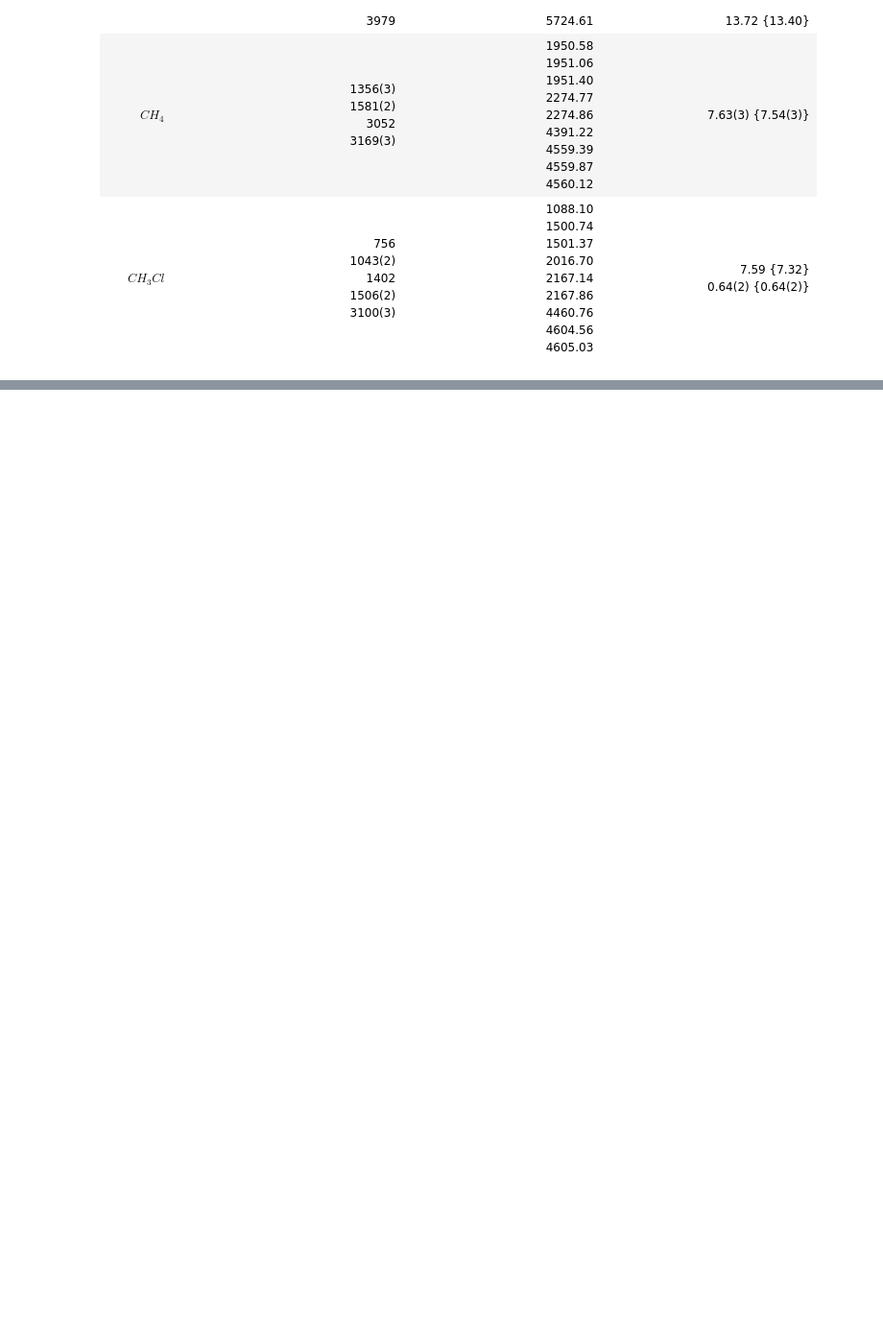
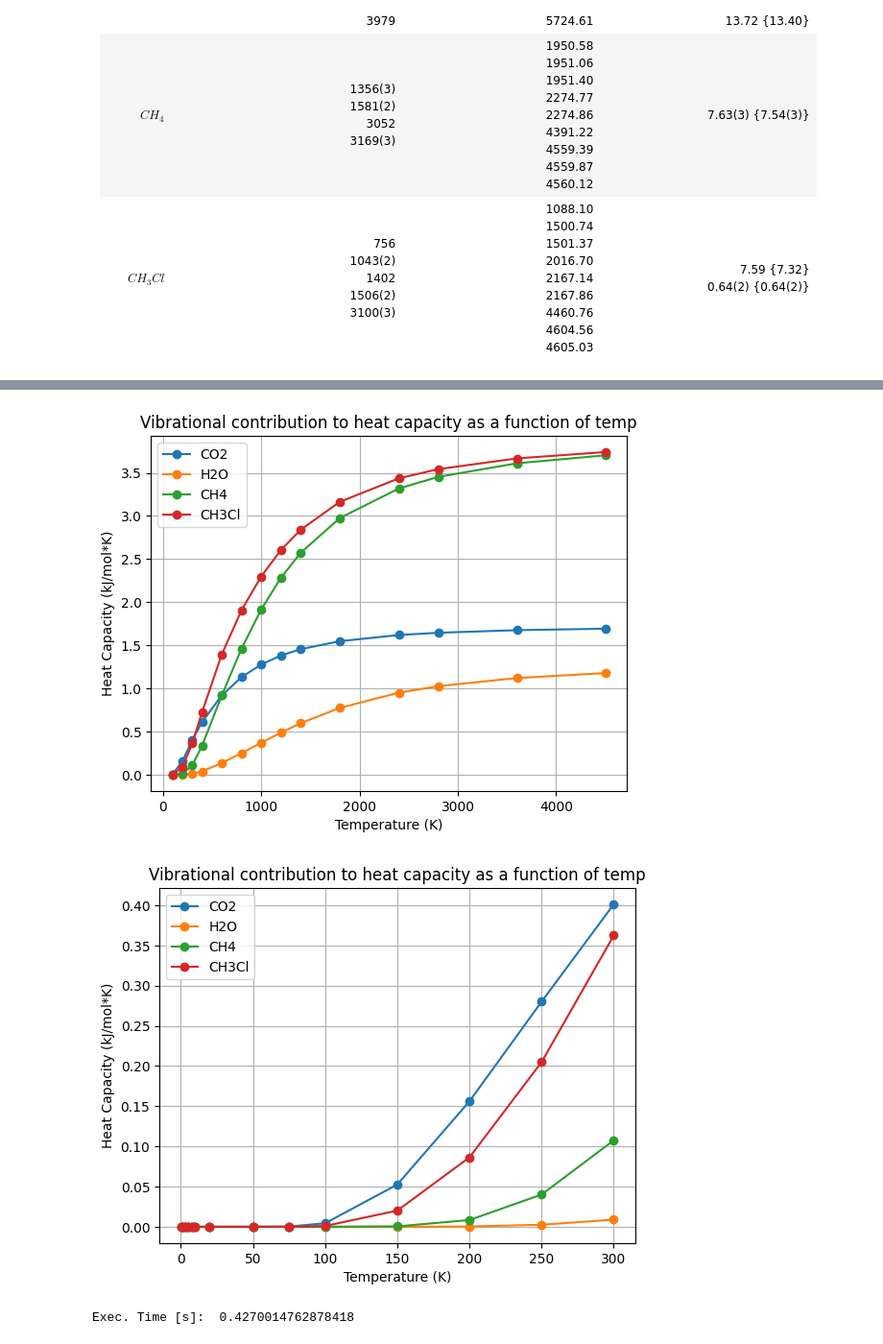
Before and after one commit to denny190/pchem_iv, a Jupyter notebook: Berdar_L04_qm_calc_freq.ipynb, the cells around one changed output, grey strips where cells are left out. Shown at 96% size. Cells and saved outputs as stored; diff of their text form; code cells hidden in the pictures; blank space fills up the shorter version.

```diff
--- a/Berdar_L04_qm_calc_freq.ipynb
+++ b/Berdar_L04_qm_calc_freq.ipynb
@@ -238,0 +258,67 @@ Exec. Time [s]:  0.8149471282958984
+# %%
+import time
+import numpy as np
+from scipy import constants
+import matplotlib.pyplot as plt
+
+start = time.time()
+
+
+def heat_capacity(Theta, T, linearity):
+    cv_vib = 0
+    if linearity:
+        cv_rot = constants.gas_constant/2
+    else:
+        cv_rot = constants.gas_constant
+
+    for theta in Theta:
+        cv_vib += (theta / T)**2 * np.exp(-theta / T) / (np.exp(-theta / T) - 1)**2
+    cv = ((3 * constants.gas_constant)/2) * cv_rot * (constants.Avogadro * constants.Boltzmann * cv_vib)
+    return cv/1000
+
+def plot_heat_capacity(molecule_data, temperatures):
+    heat_capacity_data = {}
+
+    for molecule_name, theta in molecule_data.items():
+        if "CO2" or "H2" or "N2" in molecule_name:
+            linearity = True
+        else:
+            linearity = False
+        c_vib_plot = []
+        for temp in temperatures:
+            c_vib = heat_capacity(theta, temp, linearity)
+            c_vib_plot.append(c_vib)
+        heat_capacity_data[molecule_name] = c_vib_plot
+
+    for molecule_name, c_vib_values in heat_capacity_data.items():
+        plt.plot(temperatures, c_vib_values, marker='o', label=molecule_name)
+
+    plt.legend()
+    plt.grid(True)
+    plt.xlabel('Temperature (K)')
+    plt.ylabel('Heat Capacity (kJ/mol*K)')
+    plt.title('Vibrational contribution to heat capacity as a function of temp')
+    plt.show()
+
+molecules = {
+    "CO2": [984.86, 984.86, 1999.48, 3502.99],
+    "H2O": [2414.6, 5575.9, 5724.61],
+    "CH4": [1950.58, 1951.06, 1951.4, 2274.77, 2274.86, 4391.22, 4559.39, 4559.87, 4560.12],
+    "CH3Cl": [1088.10, 1500.74, 1501.37, 2016.70, 2167.14, 2167.86, 4460.76, 4604.56, 4605.03]
+}
+
+high_temperatures = [
+    100, 200, 300, 400, 600, 800, 1000, 1200, 1400,
+    1800, 2400, 2800, 3600, 4500
+]
+
+low_temperatures = [ 0.1, 1, 3, 5, 8, 10, 20, 50, 75, 100, 150, 200, 250, 300]
+
+plot_heat_capacity(molecules, high_temperatures)
+plot_heat_capacity(molecules, low_temperatures)
+
+print("Exec. Time [s]: ", time.time() - start)
+# %% [output]
+[figure, added]
+[figure, added]
+Exec. Time [s]:  0.4270014762878418
```
Also changed, not shown: parts of 4 cells of this notebook.
